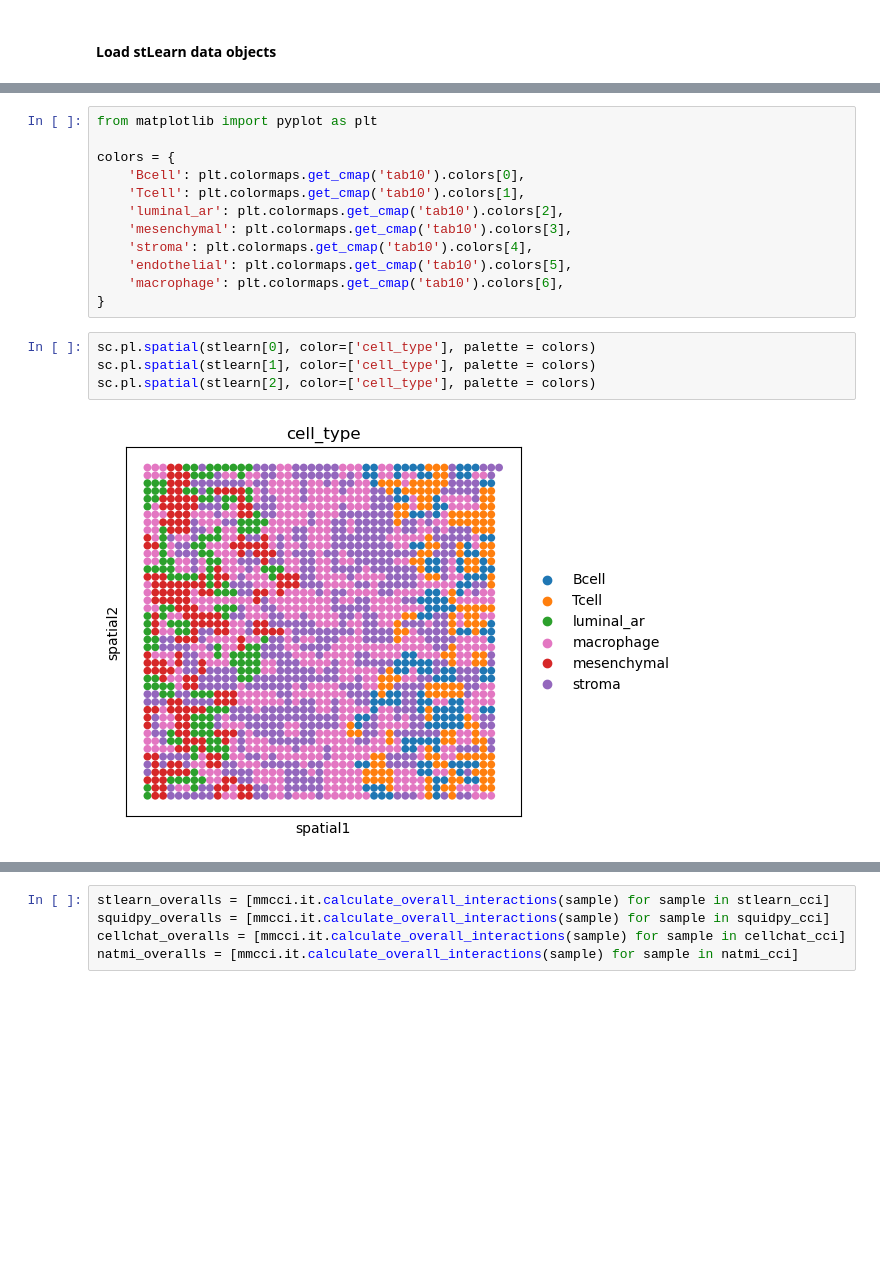
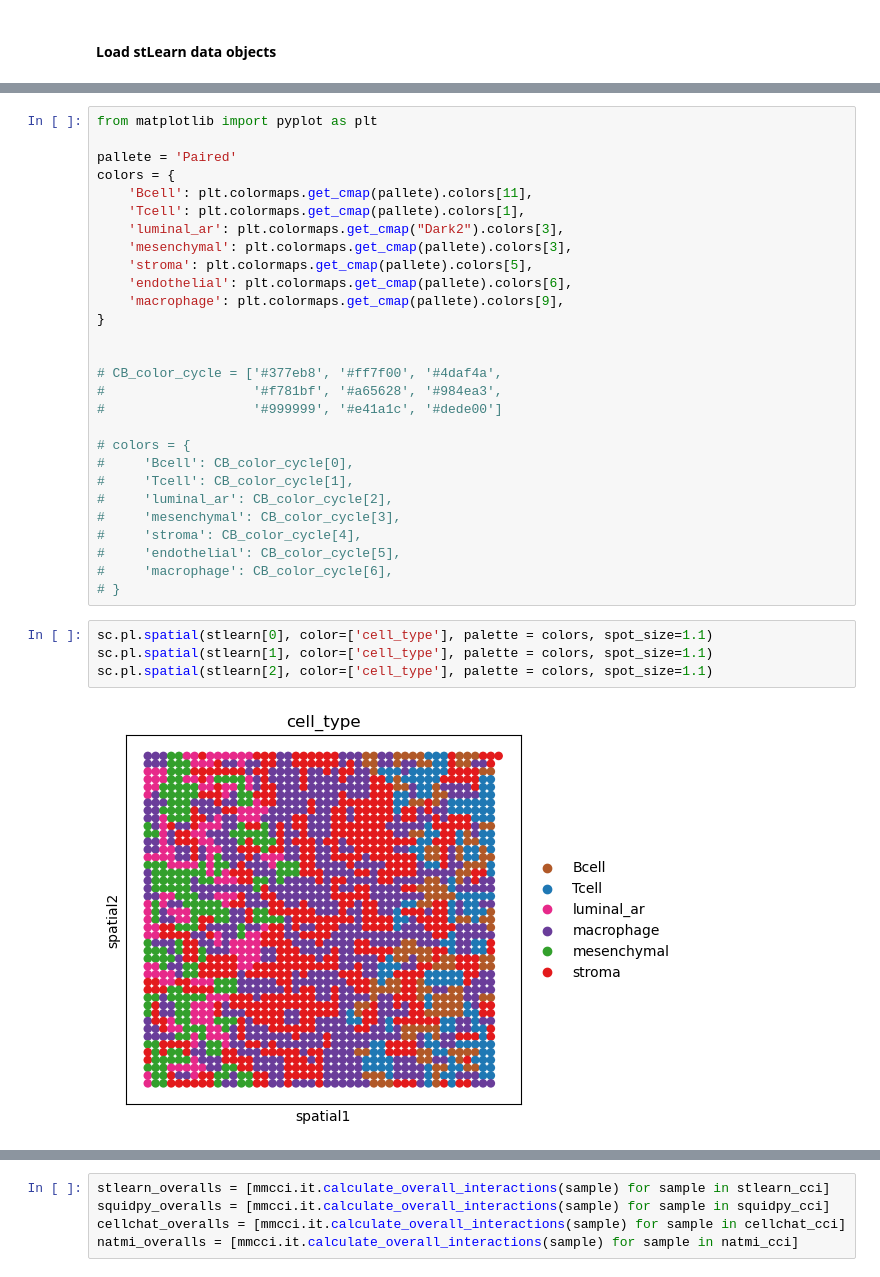
Before and after one commit to BiomedicalMachineLearning/MultimodalCCI, a Jupyter notebook: benchmarking/benchmarking.ipynb, the cells around one changed output, grey strips where cells are left out. Cells and saved outputs as stored; diff of their text form; blank space fills up the shorter version.

```diff
--- a/benchmarking/benchmarking.ipynb
+++ b/benchmarking/benchmarking.ipynb
@@ -38,18 +51,34 @@ stlearn_cci = [sample.uns['per_lr_cci_cell_type'] for sample in stlearn]
 # %%
 from matplotlib import pyplot as plt
 
+pallete = 'Paired'
 colors = {
-    'Bcell': plt.colormaps.get_cmap('tab10').colors[0],
-    'Tcell': plt.colormaps.get_cmap('tab10').colors[1],
-    'luminal_ar': plt.colormaps.get_cmap('tab10').colors[2],
-    'mesenchymal': plt.colormaps.get_cmap('tab10').colors[3],
-    'stroma': plt.colormaps.get_cmap('tab10').colors[4],
-    'endothelial': plt.colormaps.get_cmap('tab10').colors[5],
-    'macrophage': plt.colormaps.get_cmap('tab10').colors[6],
+    'Bcell': plt.colormaps.get_cmap(pallete).colors[11],
+    'Tcell': plt.colormaps.get_cmap(pallete).colors[1],
+    'luminal_ar': plt.colormaps.get_cmap("Dark2").colors[3],
+    'mesenchymal': plt.colormaps.get_cmap(pallete).colors[3],
+    'stroma': plt.colormaps.get_cmap(pallete).colors[5],
+    'endothelial': plt.colormaps.get_cmap(pallete).colors[6],
+    'macrophage': plt.colormaps.get_cmap(pallete).colors[9],
 }
+
+
+# CB_color_cycle = ['#377eb8', '#ff7f00', '#4daf4a',
+#                   '#f781bf', '#a65628', '#984ea3',
+#                   '#999999', '#e41a1c', '#dede00']
+
+# colors = {
+#     'Bcell': CB_color_cycle[0],
+#     'Tcell': CB_color_cycle[1],
+#     'luminal_ar': CB_color_cycle[2],
+#     'mesenchymal': CB_color_cycle[3],
+#     'stroma': CB_color_cycle[4],
+#     'endothelial': CB_color_cycle[5],
+#     'macrophage': CB_color_cycle[6],
+# }
 # %%
-sc.pl.spatial(stlearn[0], color=['cell_type'], palette = colors)
-sc.pl.spatial(stlearn[1], color=['cell_type'], palette = colors)
-sc.pl.spatial(stlearn[2], color=['cell_type'], palette = colors)
+sc.pl.spatial(stlearn[0], color=['cell_type'], palette = colors, spot_size=1.1)
+sc.pl.spatial(stlearn[1], color=['cell_type'], palette = colors, spot_size=1.1)
+sc.pl.spatial(stlearn[2], color=['cell_type'], palette = colors, spot_size=1.1)
 # %% [output]
-[figure, old version]
+[figure, new version]
```
Also changed, not shown: parts of 9 cells of this notebook, 7 other files.
